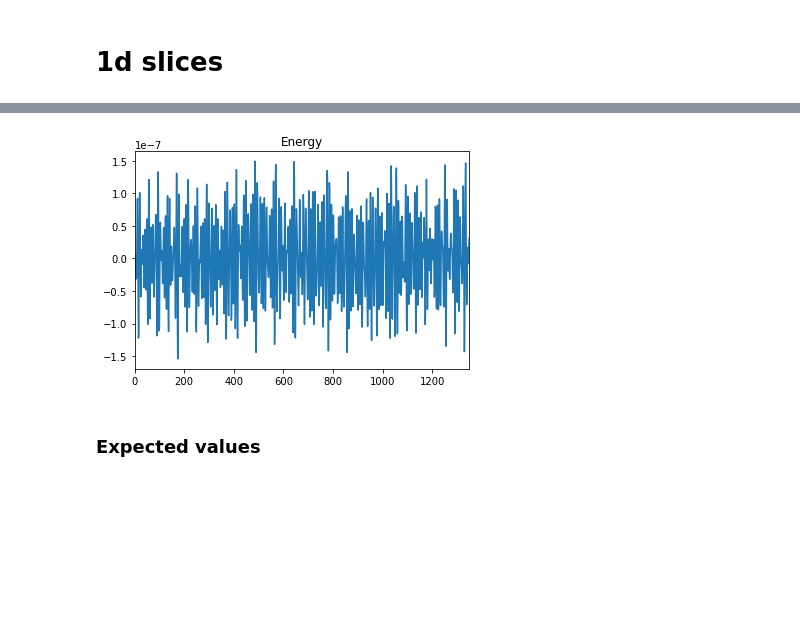
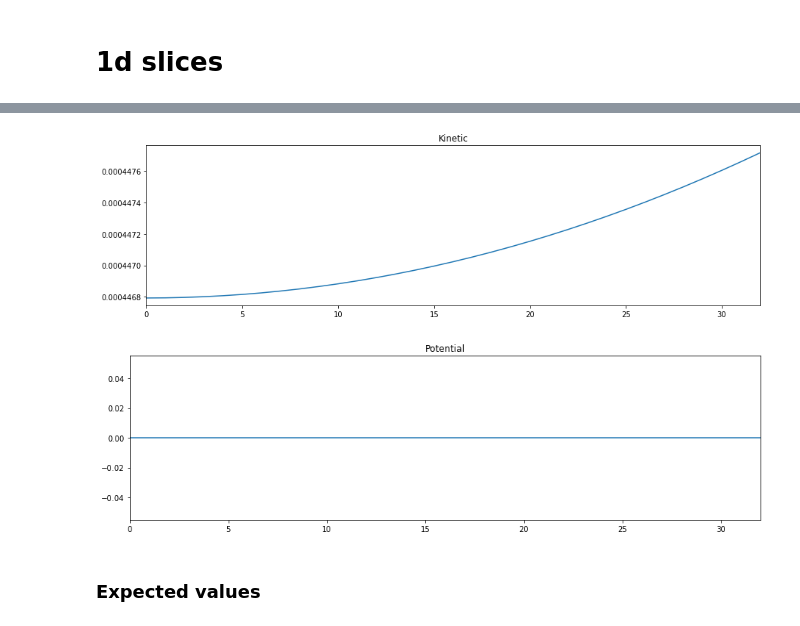
Before and after one commit to acuzzio/GridQuantumPropagator, a Jupyter notebook: Scripts/Heatmaps2d.ipynb, the cells around one changed output, grey strips where cells are left out. Saved outputs shown, nothing was run; the diff lists cells and outputs as text; code cells hidden in the pictures; blank space fills up the shorter version.

```diff
--- a/Scripts/Heatmaps2d.ipynb
+++ b/Scripts/Heatmaps2d.ipynb
@@ -60,3 +71,3 @@ print(''.join(['{} -> {}\n'.format(a,b) for a,b in enumerate(subfolders)]))
 # %%
-a=subfolders[5]
+a = subfolders[45]
 # %%
@@ -120,7 +145,11 @@ data[2].plot(title = 'Norm');
+# %%
+data[3].plot(title = 'Kinetic', figsize=(15,4));
+# %% [output]
+[figure, added]
 # %%
-data[4].plot(title = 'Energy');
+data[4].plot(title = 'Potential', figsize=(15,4));
 # %% [output]
-[figure, old version]
+[figure, new version]
 # %% [markdown]
 ### Expected values
 # %%
```
Also changed, not shown: parts of 9 cells of this notebook, 3 other files.
